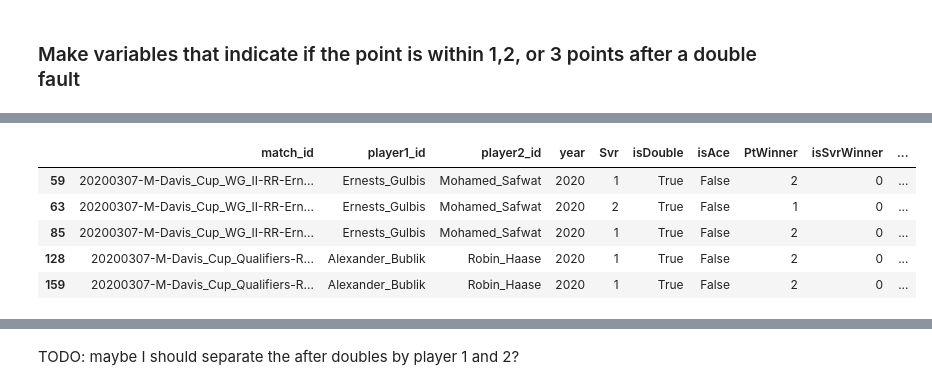
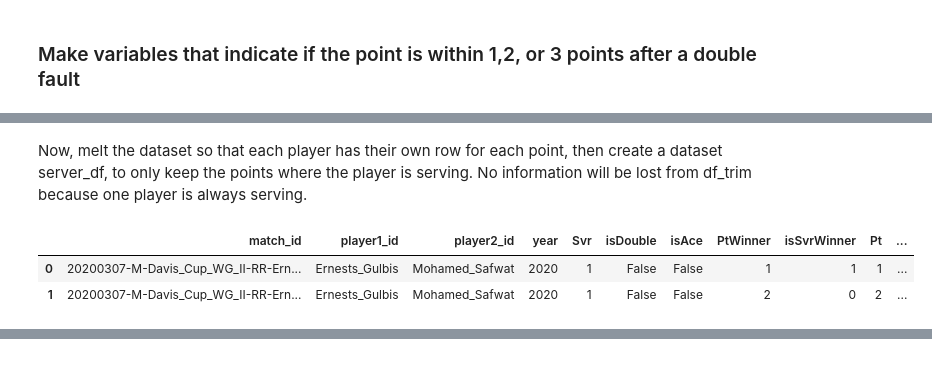
Before and after one commit to jbm4/TennisPlayerAnalysis, a Jupyter notebook: PointChartingStats.ipynb, the cells around one changed output, grey strips where cells are left out. Drawn from its saved outputs; the diff is of its cells as text; code cells hidden in the pictures.

```diff
--- a/PointChartingStats.ipynb
+++ b/PointChartingStats.ipynb
@@ -54,9 +111,13 @@ df['player1_id']=None
 df['player2_id']=None
 df['player2_id']=df["match_id"].str.split("-").str[-1]
 df['player1_id']=df["match_id"].str.split("-").str[-2]
+
+df['game']=df['Gm#'].str.split().str[0]#.astype(int)
+df['pt_game']=df['Gm#'].str.split().str[1].str.strip(' ()')
 # %% [output]
 [interactive output not drawn]
 # %%
+# use only the columns I want
 df_trim = df[
     [
         "match_id",
@@ -68,7 +129,9 @@ df_trim = df[
         "isAce",
         "PtWinner",
         "isSvrWinner",
+        "Pt",
+        "game",
     ]
 ]
-df_trim.head()
+# df_trim.head(10)
 # %% [output]
@@ -82,14 +139,20 @@ df_trim.head()
 # %% [markdown]
 ### Make variables that indicate if the point is within 1,2, or 3 points after a double fault ###
 # %%
-# def after_doublefault(rows):
-#     is_double=rows.isDouble==True
-#     results=rows.loc[is_double, 'PtWinner']
+# Here, I'm making indicating boolean variables that are exactly 1,2,and 3 points after a double fault
 
 df_trim["after_double"] = df_trim["isDouble"]
-df_trim["after_double1"] = df_trim["after_double"].shift(periods=1, fill_value=False)
-df_trim["after_double2"] = df_trim["after_double1"].shift(periods=1, fill_value=False)
-df_trim["after_double3"] = df_trim["after_double2"].shift(periods=1, fill_value=False)
+df_trim["after_double1"] = df_trim.groupby(by=["match_id", "game"])[
+    "after_double"
+].shift(
+    periods=1, fill_value=False
+)  #
+df_trim["after_double2"] = df_trim.groupby(by=["match_id", "game"])[
+    "after_double1"
+].shift(periods=1, fill_value=False)
+df_trim["after_double3"] = df_trim.groupby(by=["match_id", "game"])[
+    "after_double2"
+].shift(periods=1, fill_value=False)
 # %% [output]
 A value is trying to be set on a copy of a slice from a DataFrame.
 Try using .loc[row_indexer,col_indexer] = value instead
@@ -127,0 +177,8 @@ df_trim.head(3)
+# %%
+# Make an indicator for after losing a point as a control variable for tests below
+
+df_trim["serverloss"] = df_trim["isSvrWinner"].astype(bool)
+df_trim["serverloss"] = ~df_trim["serverloss"]
+df_trim["after_serverloss"] = df_trim.groupby(by=["match_id", "game"])[
+    "serverloss"
+].shift(periods=1, fill_value=False)
@@ -152,12 +217,9 @@ doubles.head()
+# %% [markdown]
+Now, melt the dataset so that each player has their own row for each point, then create a dataset server_df, to only keep the points where the player is serving. No information will be lost from df_trim because one player is always serving.
 # %%
-df_trim[df_trim["isDouble"] == True].head()
+df_trim.head(2)
 # %% [output]
-|  | match_id | player1_id | player2_id | year | Svr | isDouble | isAce | PtWinner | isSvrWinner | ... |
-| 59 | 20200307-M-Davis_Cup_WG_II-RR-Ern... | Ernests_Gulbis | Mohamed_Safwat | 2020 | 1 | True | False | 2 | 0 | ... |
-| 63 | 20200307-M-Davis_Cup_WG_II-RR-Ern... | Ernests_Gulbis | Mohamed_Safwat | 2020 | 2 | True | False | 1 | 0 | ... |
-| 85 | 20200307-M-Davis_Cup_WG_II-RR-Ern... | Ernests_Gulbis | Mohamed_Safwat | 2020 | 1 | True | False | 2 | 0 | ... |
-| 128 | 20200307-M-Davis_Cup_Qualifiers-R... | Alexander_Bublik | Robin_Haase | 2020 | 1 | True | False | 2 | 0 | ... |
-| 159 | 20200307-M-Davis_Cup_Qualifiers-R... | Alexander_Bublik | Robin_Haase | 2020 | 1 | True | False | 2 | 0 | ... |
+|  | match_id | player1_id | player2_id | year | Svr | isDouble | isAce | PtWinner | isSvrWinner | Pt | ... |
+| 0 | 20200307-M-Davis_Cup_WG_II-RR-Ern... | Ernests_Gulbis | Mohamed_Safwat | 2020 | 1 | False | False | 1 | 1 | 1 | ... |
+| 1 | 20200307-M-Davis_Cup_WG_II-RR-Ern... | Ernests_Gulbis | Mohamed_Safwat | 2020 | 1 | False | False | 2 | 0 | 2 | ... |
 [interactive output not drawn]
-# %% [markdown]
-TODO: maybe I should separate the after doubles by player 1 and 2?
```
Also changed, not shown: parts of 80 cells of this notebook, 1 other file.
